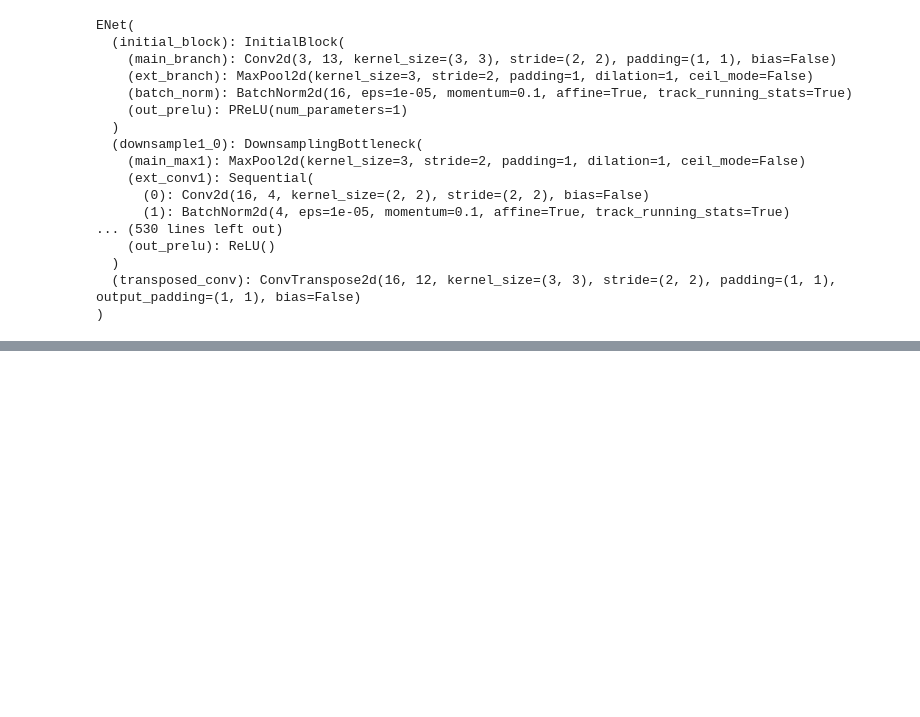
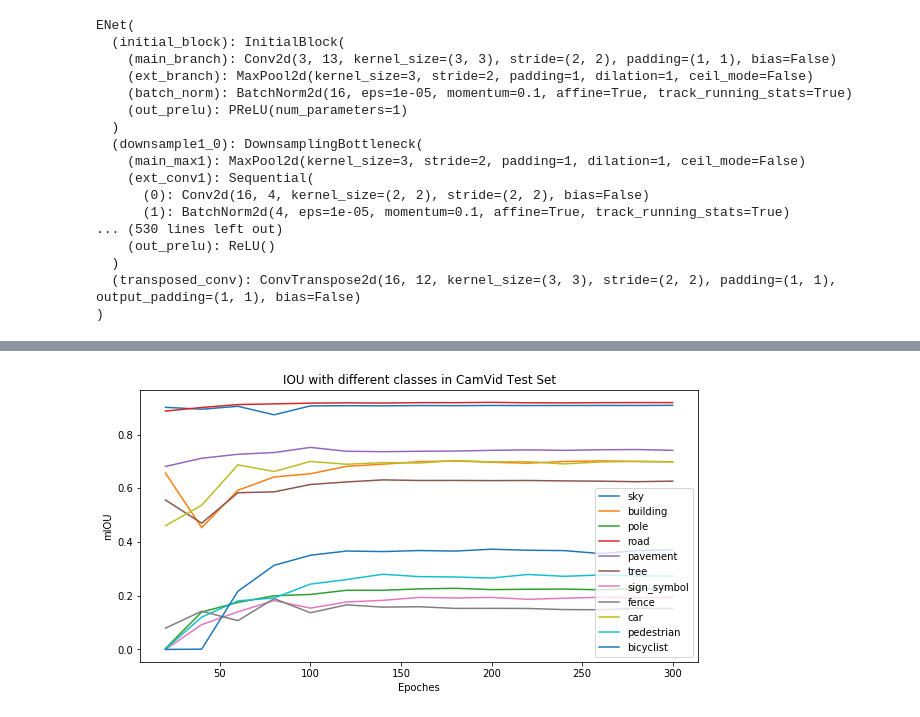
Before and after one commit to COMP6248-Reproducability-Challenge/DeepLearningSegmentation, a Jupyter notebook: ENet_test_camvid.ipynb, the cells around one changed output, grey strips where cells are left out. Saved outputs shown, nothing was run; the diff lists cells and outputs as text; code cells hidden in the pictures; blank space fills up the shorter version.

```diff
--- a/ENet_test_camvid.ipynb
+++ b/ENet_test_camvid.ipynb
@@ -184,0 +293,31 @@ The model_name is:  enet_300
+# %%
+%matplotlib inline
+import matplotlib.pyplot as plt
+time_list = []
+for i in range(15):
+    time_list.append((i+1)*20)
+
+import numpy as np
+iou_batch10 = np.array(iou_batch10_list).T
+
+fig = plt.figure(figsize=(10,5))
+ax1 = fig.add_subplot(111)
+ax1.plot(time_list,iou_batch10[0], label="sky")
+ax1.plot(time_list,iou_batch10[1], label="building")
+ax1.plot(time_list,iou_batch10[2], label="pole")
+ax1.plot(time_list,iou_batch10[3], label="road")
+ax1.plot(time_list,iou_batch10[4], label="pavement")
+ax1.plot(time_list,iou_batch10[5], label="tree")
+ax1.plot(time_list,iou_batch10[6], label="sign_symbol")
+ax1.plot(time_list,iou_batch10[7], label="fence")
+ax1.plot(time_list,iou_batch10[8], label="car")
+ax1.plot(time_list,iou_batch10[9], label="pedestrian")
+ax1.plot(time_list,iou_batch10[10], label="bicyclist")
+ax1.set_xlabel("Epoches")
+ax1.set_ylabel("mIOU")
+ax1.set_title("IOU with different classes in CamVid Test Set")
+plt.legend(loc=0)
+# plt.show()
+fig.savefig("CamVid_1.png")
+# %% [output]
+[figure, added]
```
Also changed, not shown: parts of 8 cells of this notebook.
